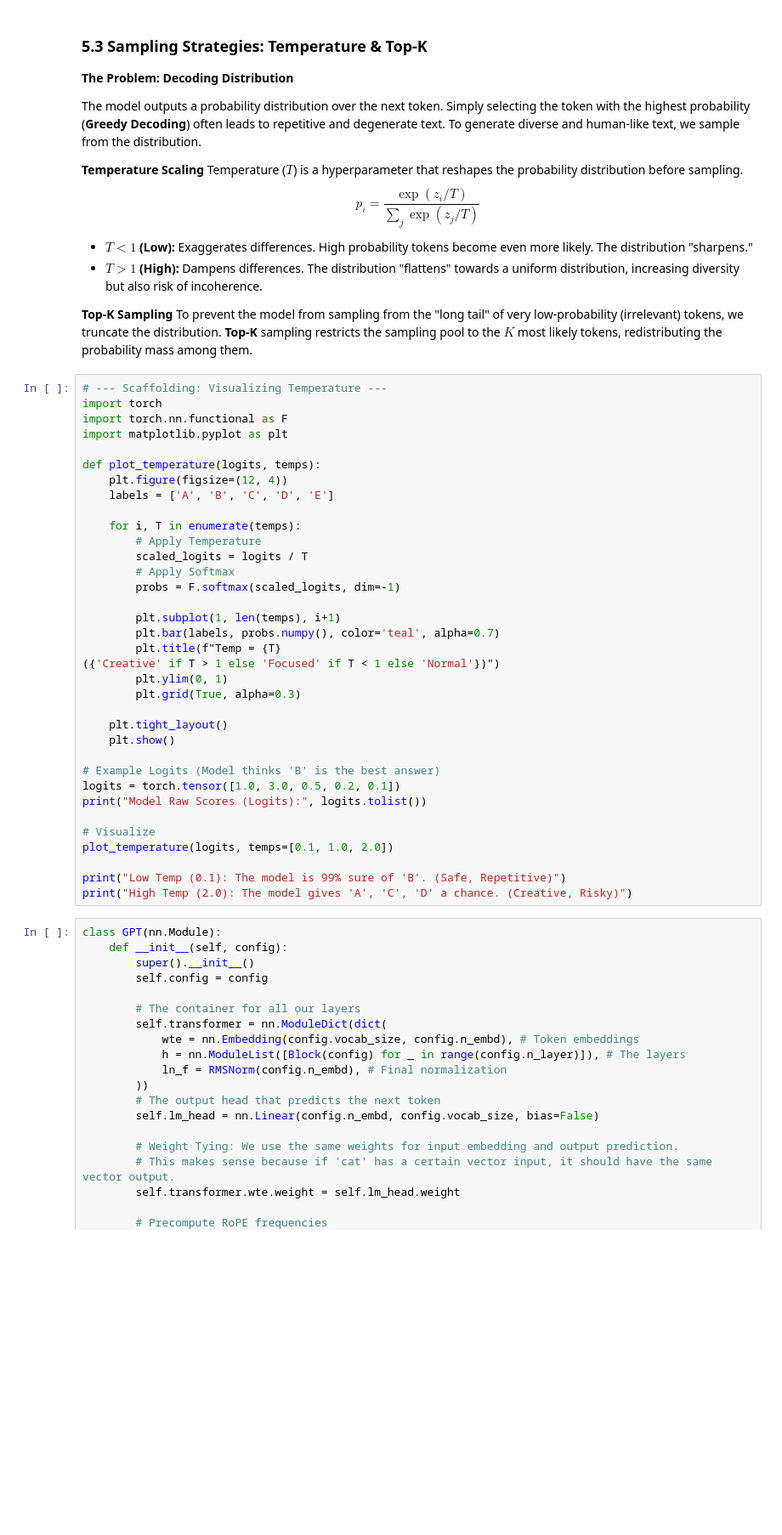
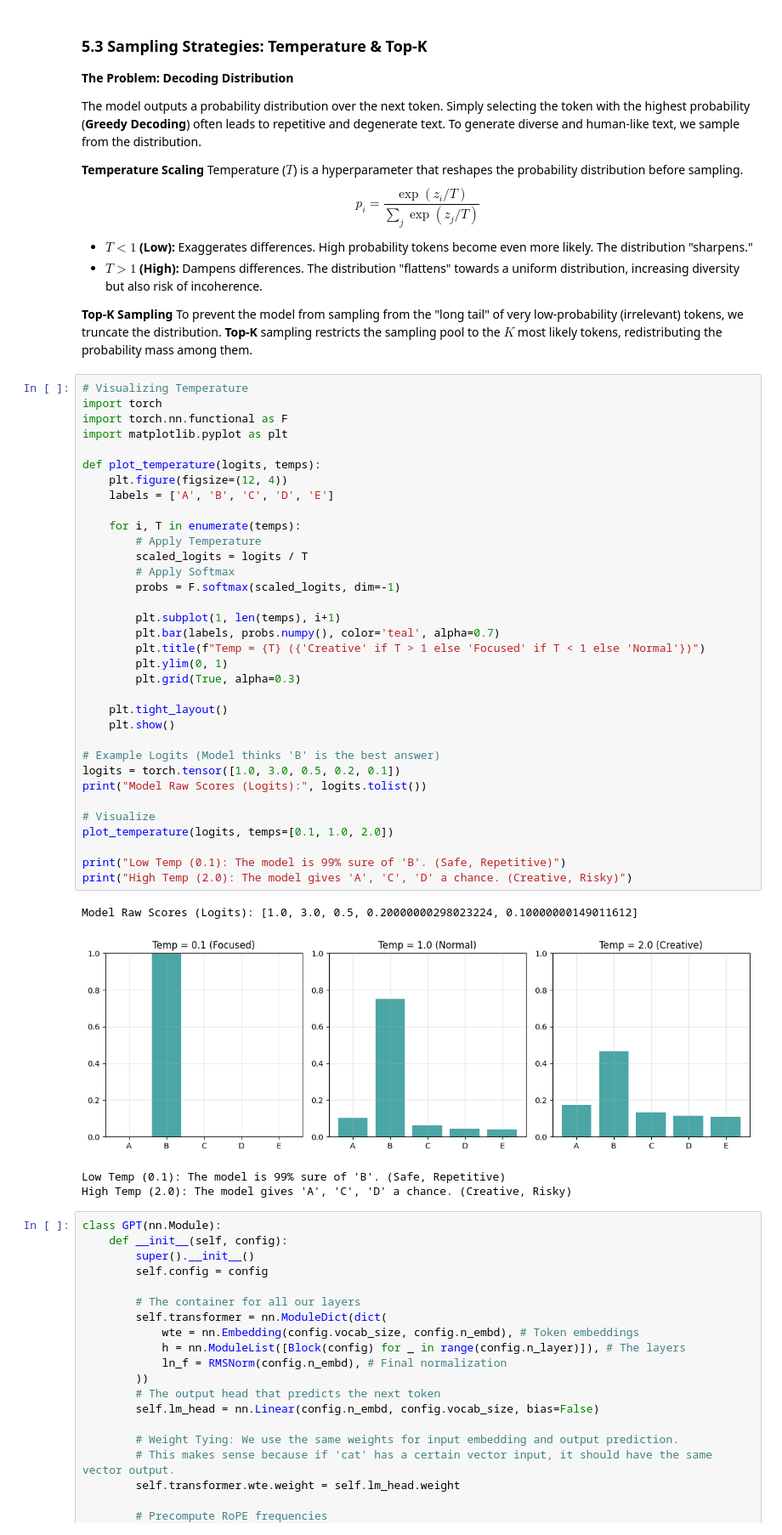
Before and after one commit to NatBrian/chatgpt-from-scratch, a Jupyter notebook: chatgpt_zero_to_hero.ipynb, the cells around one changed output. Shown: that part at 85% size. Cells and saved outputs as stored; diff of their text form; blank space fills up the shorter version.

```diff
--- a/chatgpt_zero_to_hero.ipynb
+++ b/chatgpt_zero_to_hero.ipynb
@@ -1382,40 +1410,44 @@ $$ p_i = \frac{\exp(z_i / T)}{\sum_j \exp(z_j / T)} $$
 **Top-K Sampling**
 To prevent the model from sampling from the "long tail" of very low-probability (irrelevant) tokens, we truncate the distribution. **Top-K** sampling restricts the sampling pool to the $K$ most likely tokens, redistributing the probability mass among them.
 # %%
-# --- Scaffolding: Visualizing Temperature ---
+# Visualizing Temperature
 import torch
 import torch.nn.functional as F
 import matplotlib.pyplot as plt
 
 def plot_temperature(logits, temps):
     plt.figure(figsize=(12, 4))
     labels = ['A', 'B', 'C', 'D', 'E']
 
     for i, T in enumerate(temps):
         # Apply Temperature
         scaled_logits = logits / T
         # Apply Softmax
         probs = F.softmax(scaled_logits, dim=-1)
 
         plt.subplot(1, len(temps), i+1)
         plt.bar(labels, probs.numpy(), color='teal', alpha=0.7)
-        plt.title(f"Temp = {T}
-({'Creative' if T > 1 else 'Focused' if T < 1 else 'Normal'})")
+        plt.title(f"Temp = {T} ({'Creative' if T > 1 else 'Focused' if T < 1 else 'Normal'})")
         plt.ylim(0, 1)
         plt.grid(True, alpha=0.3)
 
     plt.tight_layout()
     plt.show()
 
 # Example Logits (Model thinks 'B' is the best answer)
 logits = torch.tensor([1.0, 3.0, 0.5, 0.2, 0.1])
 print("Model Raw Scores (Logits):", logits.tolist())
 
 # Visualize
 plot_temperature(logits, temps=[0.1, 1.0, 2.0])
 
 print("Low Temp (0.1): The model is 99% sure of 'B'. (Safe, Repetitive)")
 print("High Temp (2.0): The model gives 'A', 'C', 'D' a chance. (Creative, Risky)")
+# %% [output]
+Model Raw Scores (Logits): [1.0, 3.0, 0.5, 0.20000000298023224, 0.10000000149011612]
+[figure, added]
+Low Temp (0.1): The model is 99% sure of 'B'. (Safe, Repetitive)
+High Temp (2.0): The model gives 'A', 'C', 'D' a chance. (Creative, Risky)
 # %%
 class GPT(nn.Module):
     def __init__(self, config):
```
Also changed, not shown: parts of 30 cells of this notebook.
